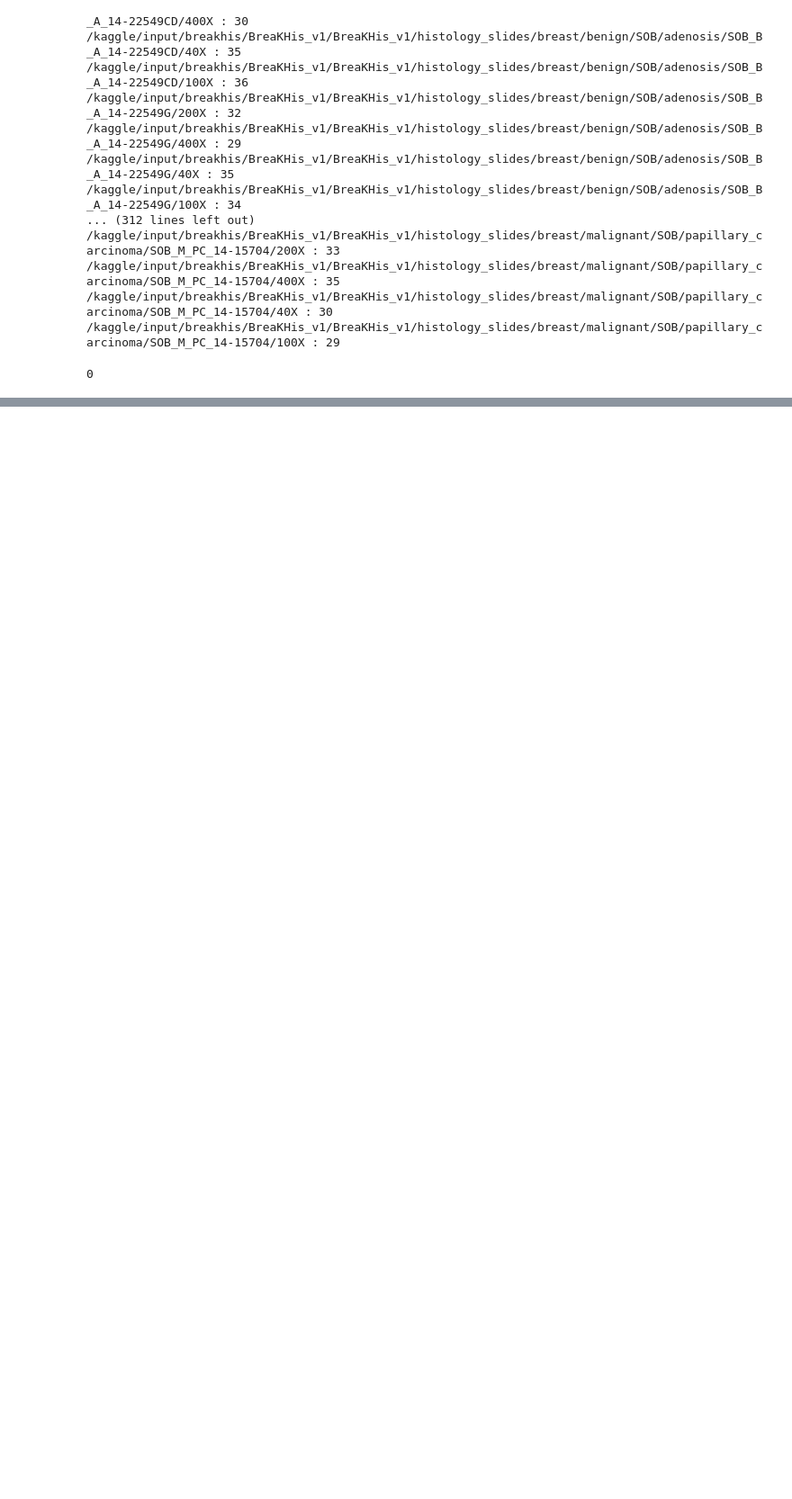
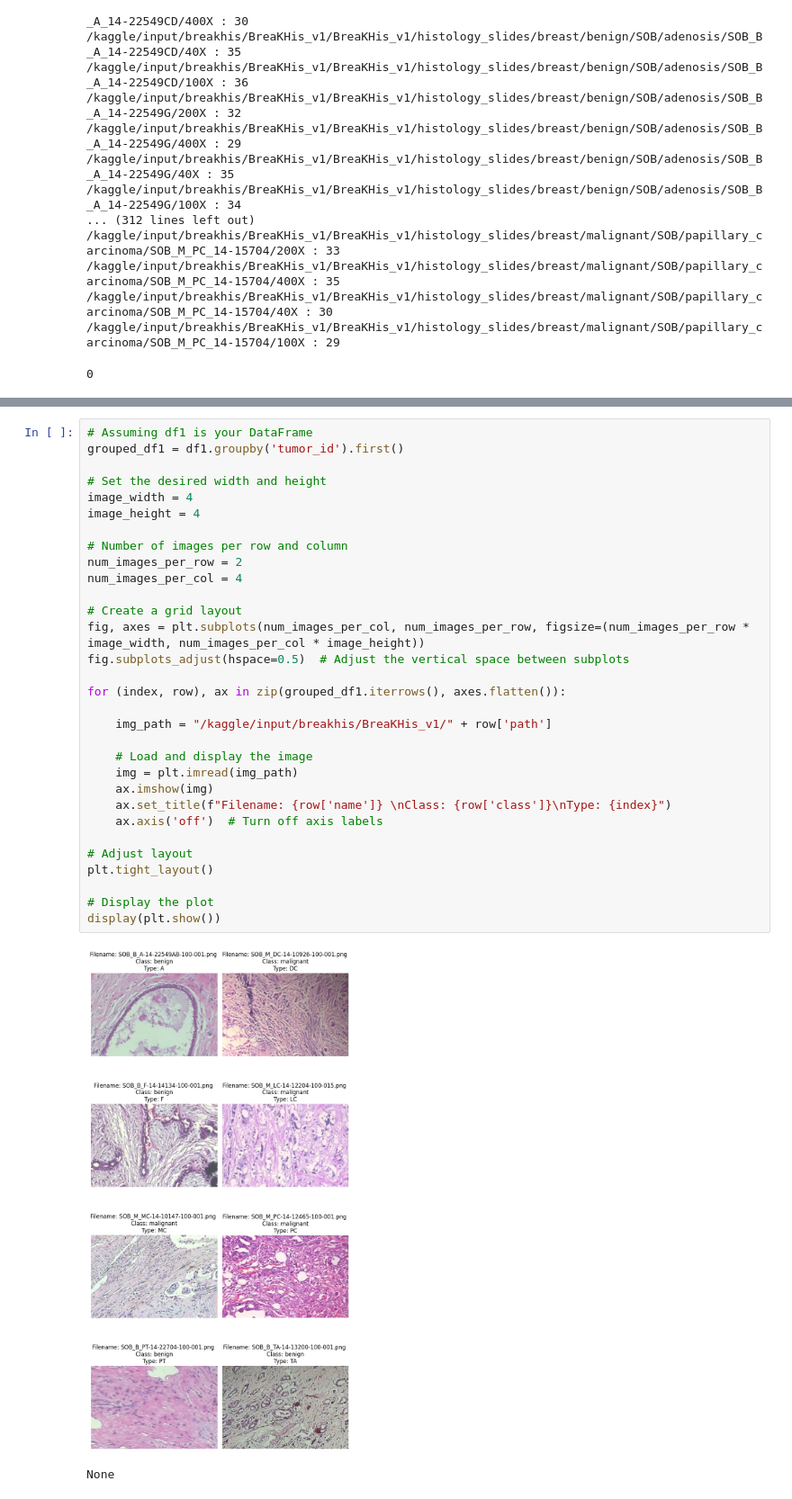
Before and after one commit to geazzy/inteligencia-computacional, a Jupyter notebook: ic-final-project.ipynb, the cells around one changed output, grey strips where cells are left out. Shown at 90% size. Drawn from its saved outputs; the diff is of its cells as text; blank space fills up the shorter version.

Commit message:
Kaggle Notebook | IC - Final project | Version 5

```diff
--- a/ic-final-project.ipynb
+++ b/ic-final-project.ipynb
@@ -118,0 +121,34 @@ os.system('bash /kaggle/working/count_files.sh /kaggle/input/breakhis/BreaKHis_v
+# %%
+# Assuming df1 is your DataFrame
+grouped_df1 = df1.groupby('tumor_id').first()
+
+# Set the desired width and height
+image_width = 4
+image_height = 4
+
+# Number of images per row and column
+num_images_per_row = 2
+num_images_per_col = 4
+
+# Create a grid layout
+fig, axes = plt.subplots(num_images_per_col, num_images_per_row, figsize=(num_images_per_row * image_width, num_images_per_col * image_height))
+fig.subplots_adjust(hspace=0.5)  # Adjust the vertical space between subplots
+
+for (index, row), ax in zip(grouped_df1.iterrows(), axes.flatten()):
+
+    img_path = "/kaggle/input/breakhis/BreaKHis_v1/" + row['path']
+
+    # Load and display the image
+    img = plt.imread(img_path)
+    ax.imshow(img)
+    ax.set_title(f"Filename: {row['name']} \nClass: {row['class']}\nType: {index}")
+    ax.axis('off')  # Turn off axis labels
+
+# Adjust layout
+plt.tight_layout()
+
+# Display the plot
+display(plt.show())
+# %% [output]
+[figure, added]
+None
```
Also changed, not shown: parts of 1 cell of this notebook.
